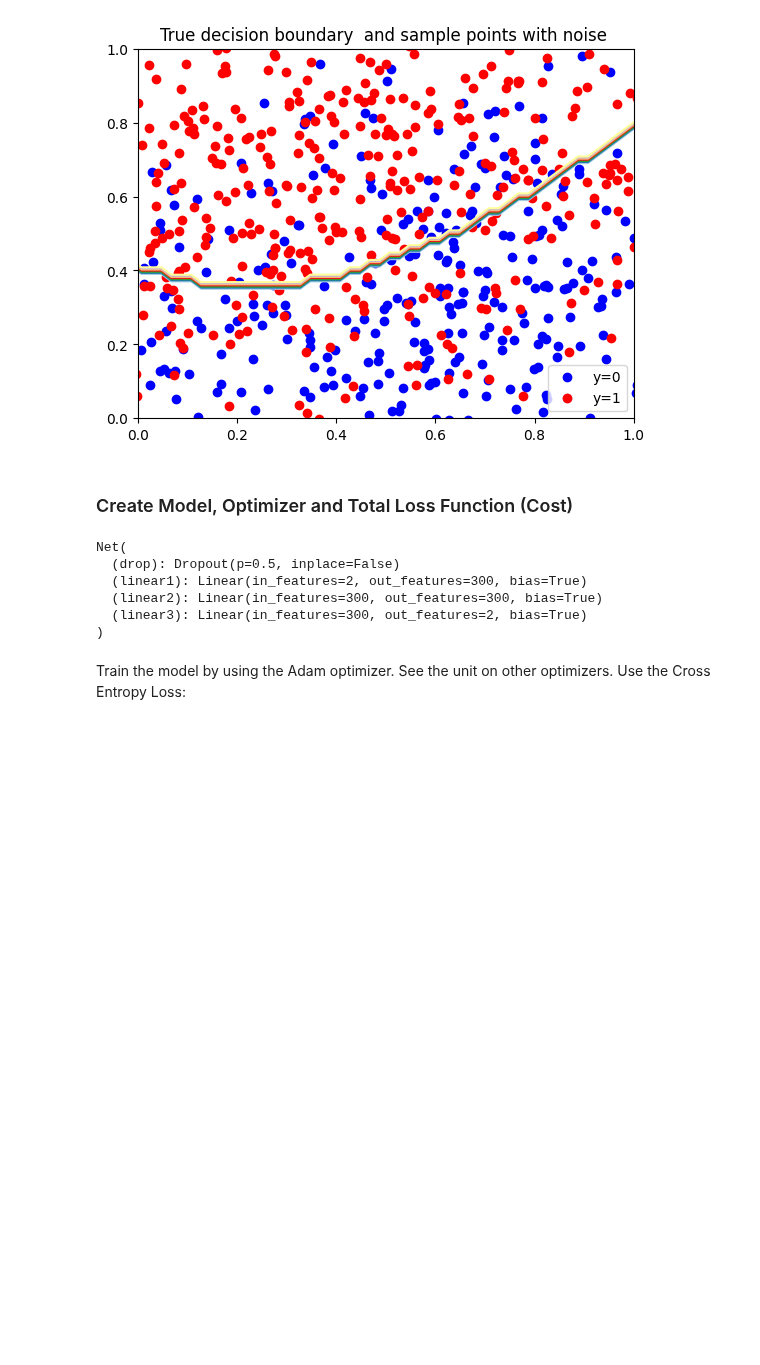
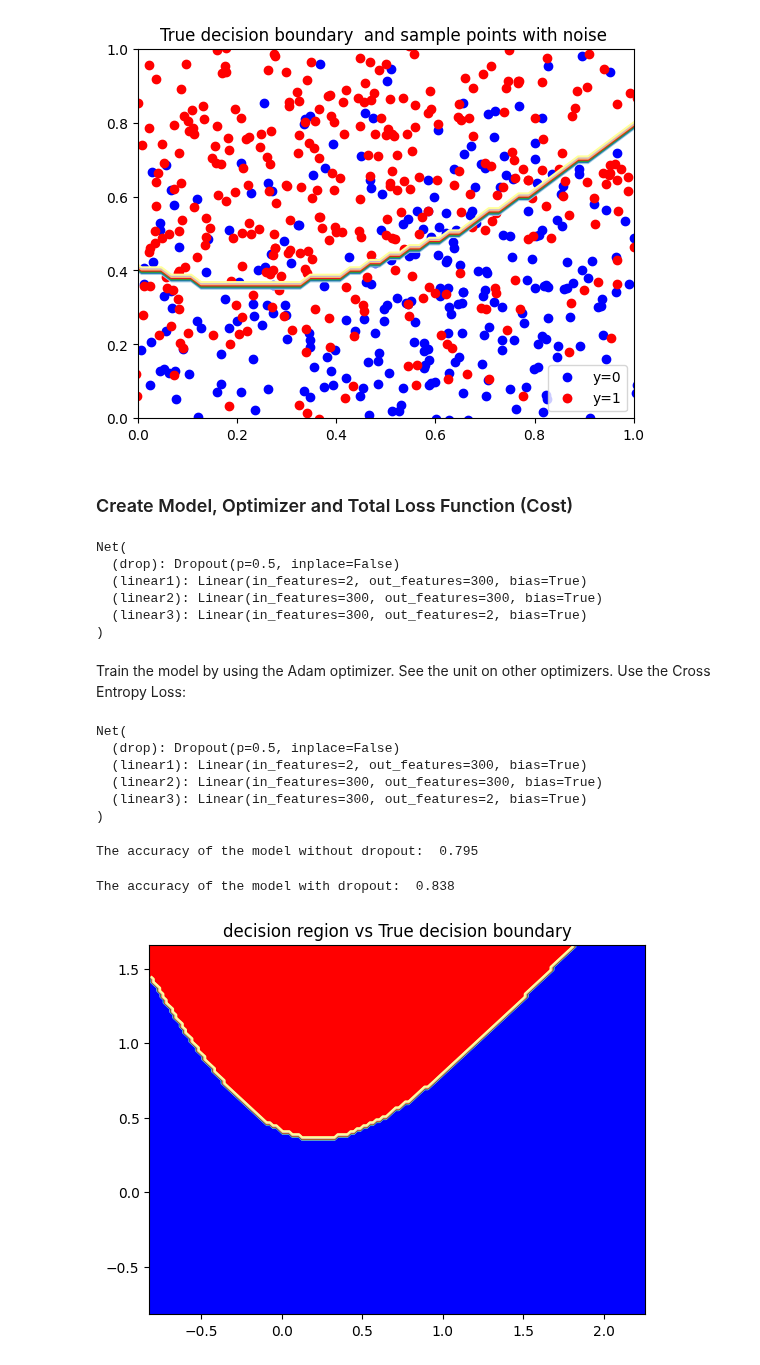
Before and after one commit to AjBorbzz/DataScience_AI_ML, a Jupyter notebook: PyTorch/IBM_Pytorch/DeepLearning_with_Pytorch/dropout_classification.ipynb, the cells around one changed output. Drawn from its saved outputs; the diff is of its cells as text; code cells hidden in the pictures; blank space fills up the shorter version.

```diff
--- a/PyTorch/IBM_Pytorch/DeepLearning_with_Pytorch/dropout_classification.ipynb
+++ b/PyTorch/IBM_Pytorch/DeepLearning_with_Pytorch/dropout_classification.ipynb
@@ -166,0 +205,29 @@ criterion = torch.nn.CrossEntropyLoss()
+# %%
+# Set the model to evaluation model
+
+model_drop.eval()
+# %% [output]
+Net(
+  (drop): Dropout(p=0.5, inplace=False)
+  (linear1): Linear(in_features=2, out_features=300, bias=True)
+  (linear2): Linear(in_features=300, out_features=300, bias=True)
+  (linear3): Linear(in_features=300, out_features=2, bias=True)
+)
+# %%
+# Print out the accuracy of the model without dropout
+
+print("The accuracy of the model without dropout: ", accuracy(model, validation_set))
+# %% [output]
+The accuracy of the model without dropout:  0.795
+# %%
+# Print out the accuracy of the model with dropout
+
+print("The accuracy of the model with dropout: ", accuracy(model_drop, validation_set))
+# %% [output]
+The accuracy of the model with dropout:  0.838
+# %%
+# Plot the decision boundary and the prediction
+
+plot_decision_regions_3class(data_set)
+# %% [output]
+[figure, added]
```
Also changed, not shown: parts of 5 cells of this notebook, 1 other file.
